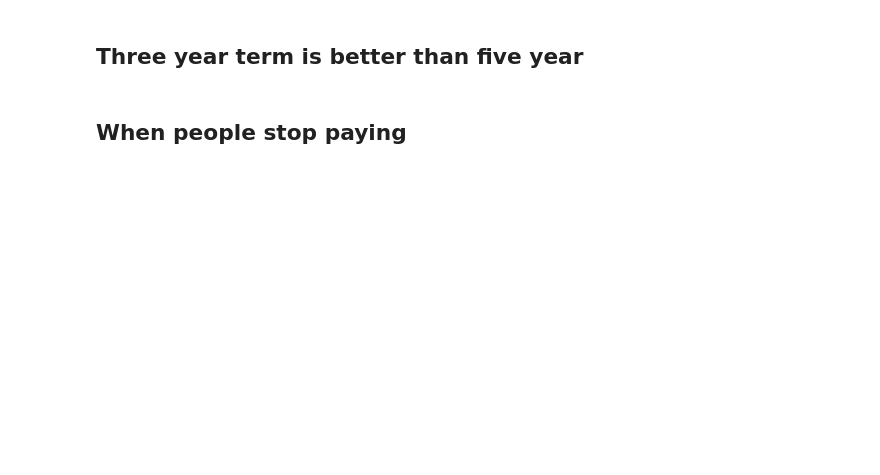
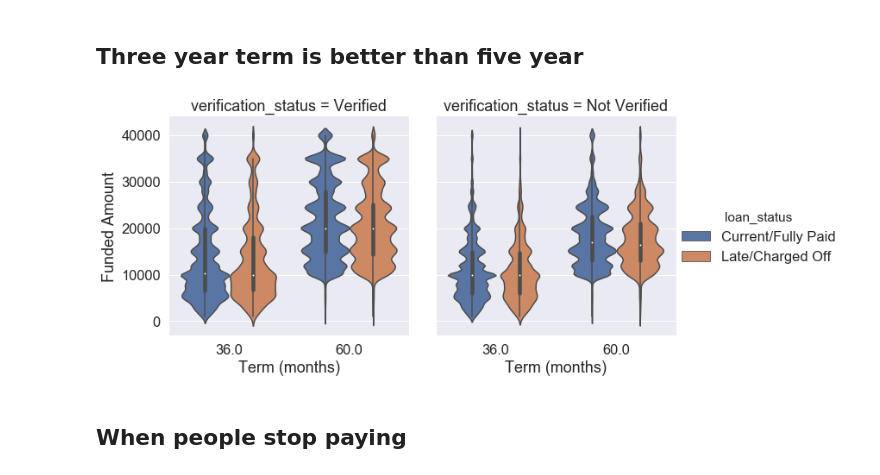
Before and after one commit to lekhnath12/CAPSTONE_II, a Jupyter notebook: Capstone_II_EDA.ipynb, the cells around one changed output. Drawn from its saved outputs; the diff is of its cells as text; code cells hidden in the pictures; blank space fills up the shorter version.

```diff
--- a/Capstone_II_EDA.ipynb
+++ b/Capstone_II_EDA.ipynb
@@ -310,13 +319,18 @@ plt.show()
 # %% [markdown]
 ## Three year term is better than five year
 # %%
-df_sample = df.sample(n = 800000)
+df_sample = df.sample(n = 1000000)
 
 sns.set(font_scale= 1.5)
 g = sns.catplot(data = df_sample, x = 'term', kind = 'violin',
                 col = 'verification_status', y = 'funded_amnt_inv', hue = 'loan_status' )
 
 g.set_axis_labels("Term (months)", "Funded Amount")
+
+del g
+del df_sample
+# %% [output]
+[figure, added]
 # %% [markdown]
 ## When people stop paying
 # %%
```
Also changed, not shown: parts of 8 cells of this notebook.
